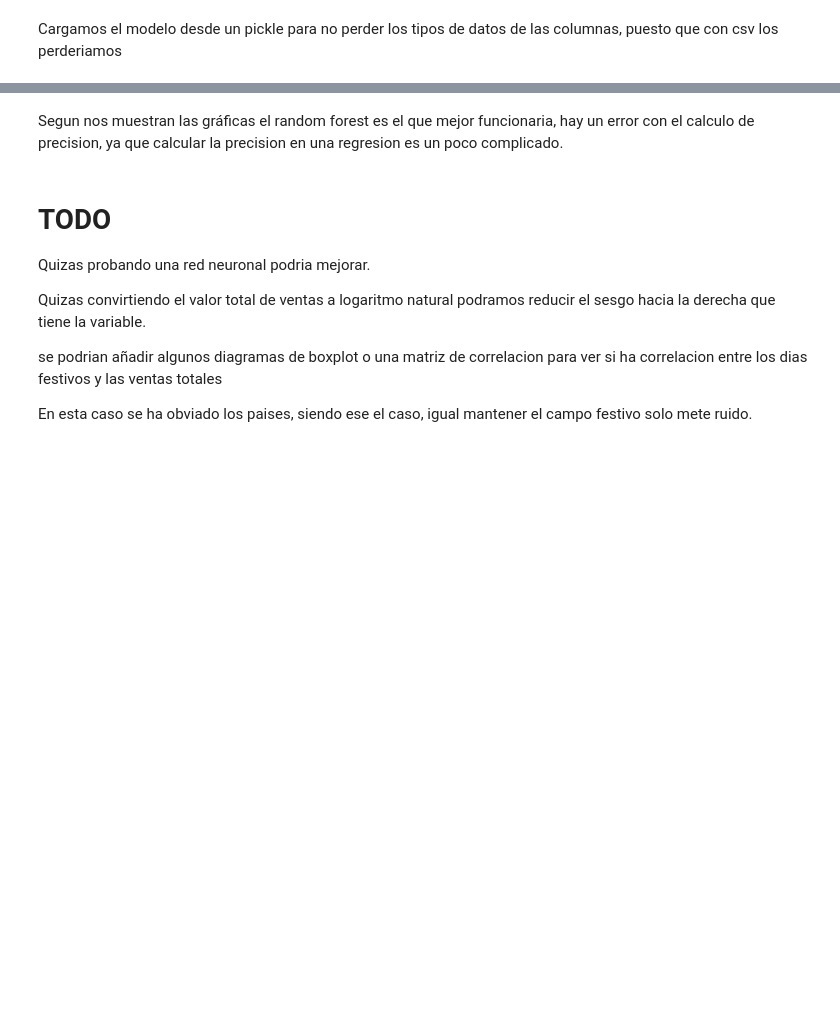
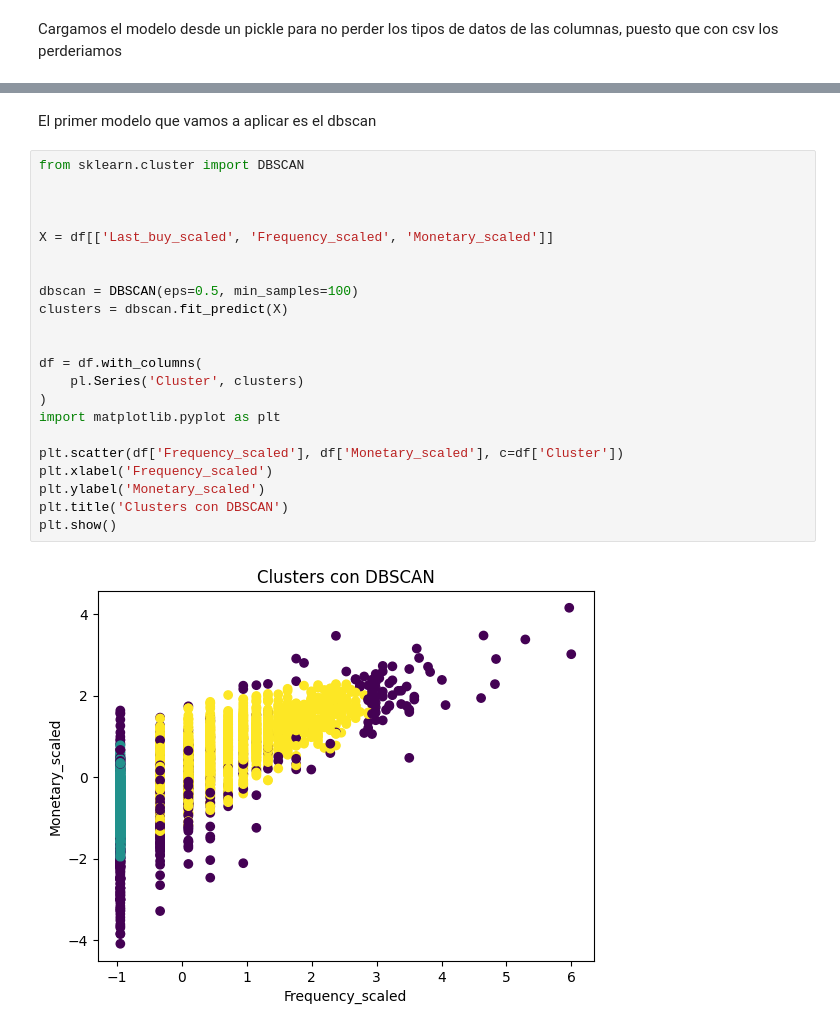
Before and after one commit to Thepelican18/Master_AI_group_activity_1, a Jupyter notebook: model_testing(CLUSTERING).ipynb, the cells around one changed output, grey strips where cells are left out. Saved outputs shown, nothing was run; the diff lists cells and outputs as text; blank space fills up the shorter version.

Commit message:
feat: using dbscan for clustering, and documented

```diff
--- a/model_testing(CLUSTERING).ipynb
+++ b/model_testing(CLUSTERING).ipynb
@@ -222,11 +30,26 @@ exec_analysis(y_pred)
-# %% [markdown]
-Segun nos muestran las gráficas el random forest es el que mejor funcionaria, hay un error con el calculo de precision, ya que calcular la precision en una regresion es un poco complicado.
-# %% [markdown]
-# TODO
-Quizas probando una red neuronal podria mejorar.
-
-Quizas convirtiendo el valor total de ventas a logaritmo natural podramos reducir el sesgo hacia la derecha que tiene la variable.
-
-se podrian añadir algunos diagramas de boxplot o una matriz de correlacion para ver si ha correlacion entre los dias festivos y las ventas totales
-
-En esta caso se ha obviado los paises, siendo ese el caso, igual mantener el campo festivo solo mete ruido.
+# %% [markdown]
+El primer modelo que vamos a aplicar es el dbscan
+# %%
+from sklearn.cluster import DBSCAN
+
+
+
+X = df[['Last_buy_scaled', 'Frequency_scaled', 'Monetary_scaled']]
+
+
+dbscan = DBSCAN(eps=0.5, min_samples=100)
+clusters = dbscan.fit_predict(X)
+
+
+df = df.with_columns(
+    pl.Series('Cluster', clusters)
+)
+import matplotlib.pyplot as plt
+
+plt.scatter(df['Frequency_scaled'], df['Monetary_scaled'], c=df['Cluster'])
+plt.xlabel('Frequency_scaled')
+plt.ylabel('Monetary_scaled')
+plt.title('Clusters con DBSCAN')
+plt.show()
+# %% [output]
+[figure, added]
```
Also changed, not shown: parts of 36 cells of this notebook, 3 other files.
